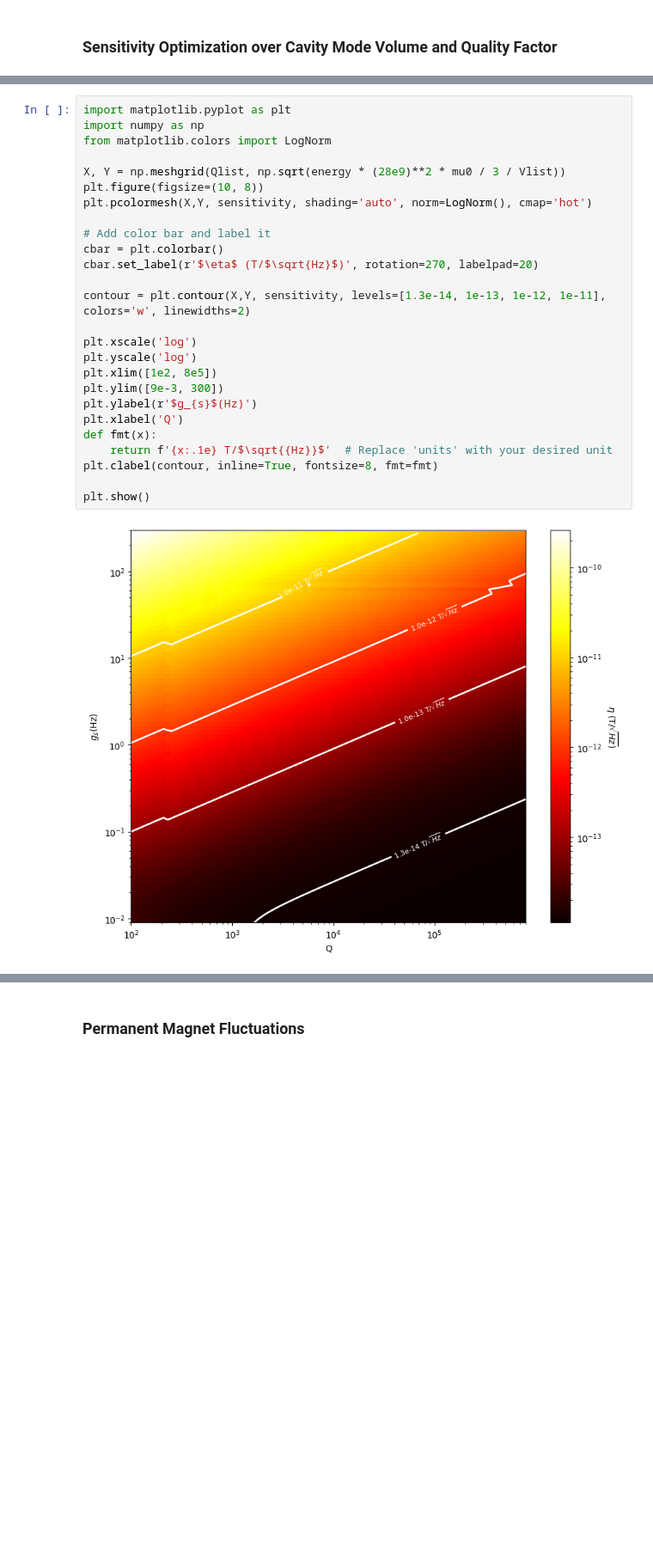
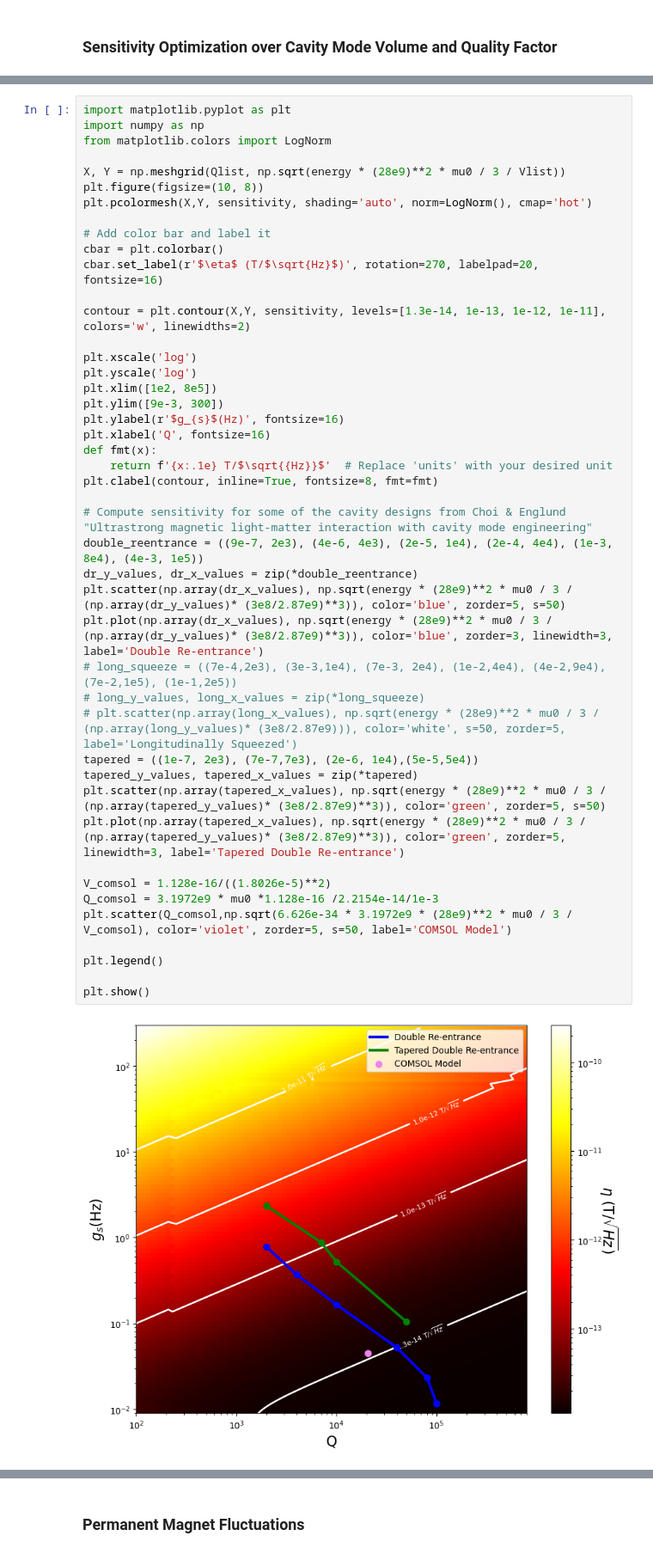
Before and after one commit to JackRich1/NV-cavity-QED, a Jupyter notebook: Cavity_QED_Sensor.ipynb, the cells around one changed output, grey strips where cells are left out. Shown at 86% size. Drawn from its saved outputs; the diff is of its cells as text; blank space fills up the shorter version.

```diff
--- a/Cavity_QED_Sensor.ipynb
+++ b/Cavity_QED_Sensor.ipynb
@@ -407,28 +418,47 @@ for ii in range(len(Vlist)):
 # %%
 import matplotlib.pyplot as plt
 import numpy as np
 from matplotlib.colors import LogNorm
 
 X, Y = np.meshgrid(Qlist, np.sqrt(energy * (28e9)**2 * mu0 / 3 / Vlist))
 plt.figure(figsize=(10, 8))
 plt.pcolormesh(X,Y, sensitivity, shading='auto', norm=LogNorm(), cmap='hot')
 
 # Add color bar and label it
 cbar = plt.colorbar()
-cbar.set_label(r'$\eta$ (T/$\sqrt{Hz}$)', rotation=270, labelpad=20)
+cbar.set_label(r'$\eta$ (T/$\sqrt{Hz}$)', rotation=270, labelpad=20, fontsize=16)
 
 contour = plt.contour(X,Y, sensitivity, levels=[1.3e-14, 1e-13, 1e-12, 1e-11], colors='w', linewidths=2)
 
 plt.xscale('log')
 plt.yscale('log')
 plt.xlim([1e2, 8e5])
 plt.ylim([9e-3, 300])
-plt.ylabel(r'$g_{s}$(Hz)')
-plt.xlabel('Q')
+plt.ylabel(r'$g_{s}$(Hz)', fontsize=16)
+plt.xlabel('Q', fontsize=16)
 def fmt(x):
     return f'{x:.1e} T/$\sqrt{{Hz}}$'  # Replace 'units' with your desired unit
 plt.clabel(contour, inline=True, fontsize=8, fmt=fmt)
 
+# Compute sensitivity for some of the cavity designs from Choi & Englund "Ultrastrong magnetic light-matter interaction with cavity mode engineering"
+double_reentrance = ((9e-7, 2e3), (4e-6, 4e3), (2e-5, 1e4), (2e-4, 4e4), (1e-3, 8e4), (4e-3, 1e5))
+dr_y_values, dr_x_values = zip(*double_reentrance)
+plt.scatter(np.array(dr_x_values), np.sqrt(energy * (28e9)**2 * mu0 / 3 / (np.array(dr_y_values)* (3e8/2.87e9)**3)), color='blue', zorder=5, s=50)
+plt.plot(np.array(dr_x_values), np.sqrt(energy * (28e9)**2 * mu0 / 3 / (np.array(dr_y_values)* (3e8/2.87e9)**3)), color='blue', zorder=3, linewidth=3, label='Double Re-entrance')
+# long_squeeze = ((7e-4,2e3), (3e-3,1e4), (7e-3, 2e4), (1e-2,4e4), (4e-2,9e4), (7e-2,1e5), (1e-1,2e5))
+# long_y_values, long_x_values = zip(*long_squeeze)
+# plt.scatter(np.array(long_x_values), np.sqrt(energy * (28e9)**2 * mu0 / 3 / (np.array(long_y_values)* (3e8/2.87e9))), color='white', s=50, zorder=5, label='Longitudinally Squeezed')
+tapered = ((1e-7, 2e3), (7e-7,7e3), (2e-6, 1e4),(5e-5,5e4))
+tapered_y_values, tapered_x_values = zip(*tapered)
+plt.scatter(np.array(tapered_x_values), np.sqrt(energy * (28e9)**2 * mu0 / 3 / (np.array(tapered_y_values)* (3e8/2.87e9)**3)), color='green', zorder=5, s=50)
+plt.plot(np.array(tapered_x_values), np.sqrt(energy * (28e9)**2 * mu0 / 3 / (np.array(tapered_y_values)* (3e8/2.87e9)**3)), color='green', zorder=5, linewidth=3, label='Tapered Double Re-entrance')
+
+V_comsol = 1.128e-16/((1.8026e-5)**2)
+Q_comsol = 3.1972e9 * mu0 *1.128e-16 /2.2154e-14/1e-3
+plt.scatter(Q_comsol,np.sqrt(6.626e-34 * 3.1972e9 * (28e9)**2 * mu0 / 3 / V_comsol), color='violet', zorder=5, s=50, label='COMSOL Model')
+
+plt.legend()
+
 plt.show()
 # %% [output]
-[figure, old version]
+[figure, new version]
```
Also changed, not shown: parts of 7 cells of this notebook.
